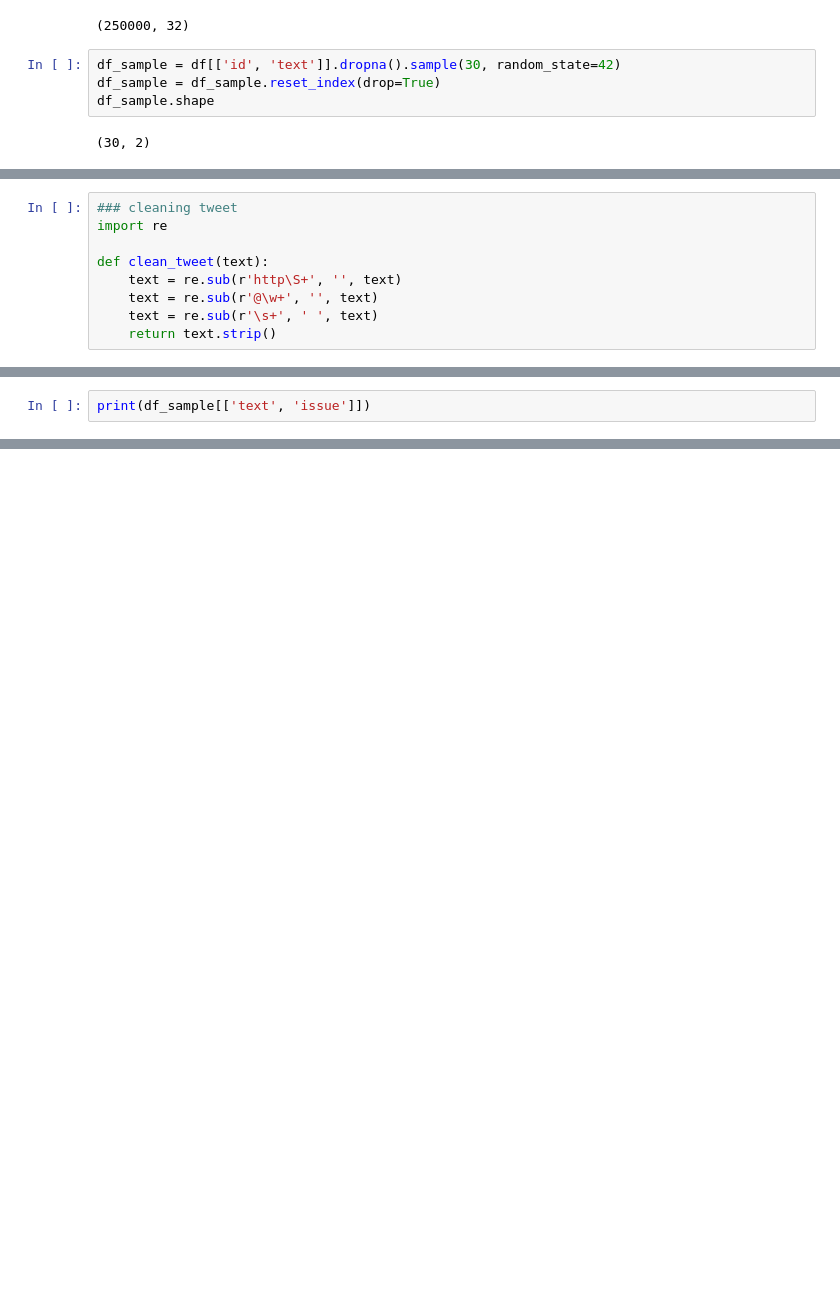
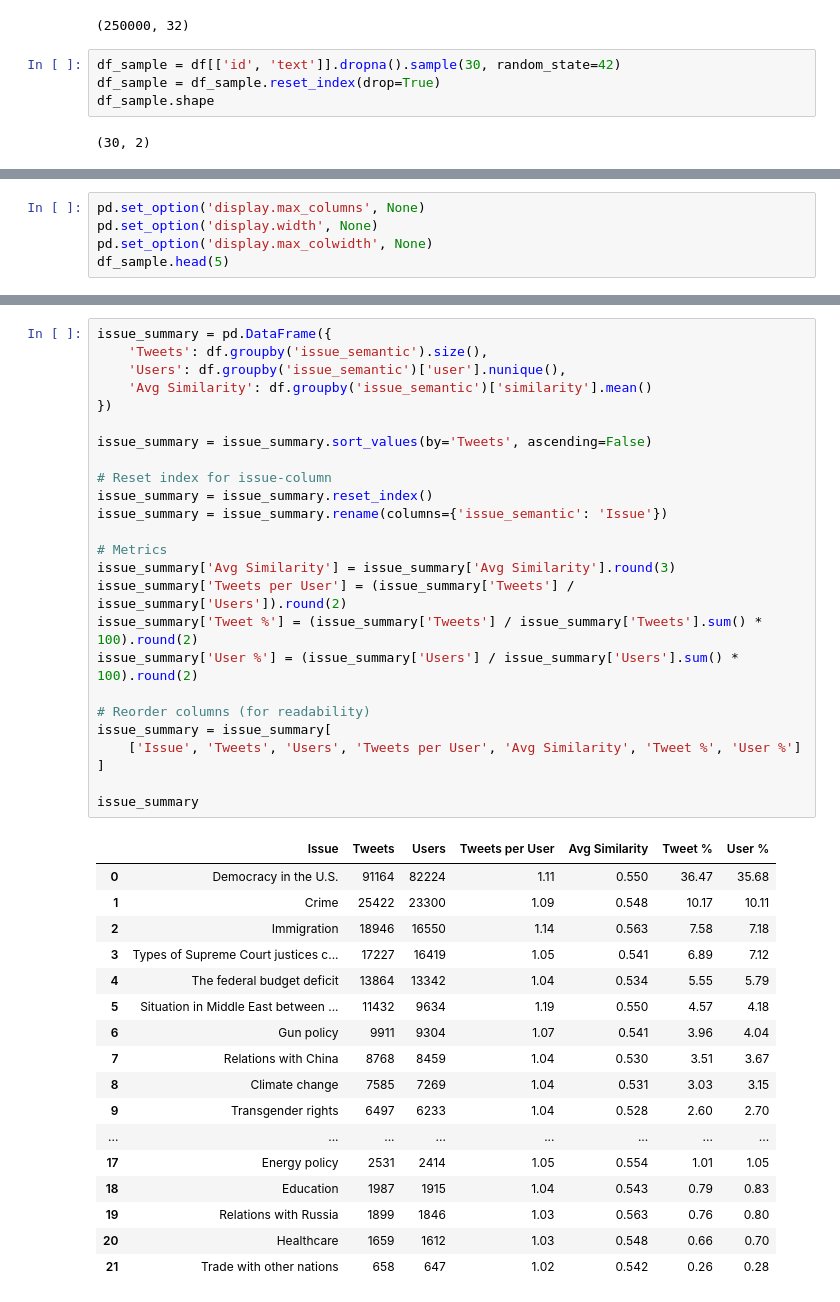
Before and after one commit to ExcitedExplorer101/Measuring-Dissonance-Between-Digital-Discourse-and-Public-Priority-via-R-GCN, a Jupyter notebook: notebooks/03_issue_mapping.ipynb, the cells around one changed output, grey strips where cells are left out. Cells and saved outputs as stored; diff of their text form; blank space fills up the shorter version.

```diff
--- a/notebooks/03_issue_mapping.ipynb
+++ b/notebooks/03_issue_mapping.ipynb
@@ -141,9 +265,0 @@ Economy
-# %%
-### cleaning tweet
-import re
-
-def clean_tweet(text):
-    text = re.sub(r'http\S+', '', text)
-    text = re.sub(r'@\w+', '', text)
-    text = re.sub(r'\s+', ' ', text)
-    return text.strip()
@@ -179,3 +281,6 @@ Processing Tweet...
 # %%
-print(df_sample[['text', 'issue']])
+pd.set_option('display.max_columns', None)
+pd.set_option('display.width', None)
+pd.set_option('display.max_colwidth', None)
+df_sample.head(5)
 # %% [output]
@@ -204,0 +348,43 @@ except Exception as e:
+# %%
+issue_summary = pd.DataFrame({
+    'Tweets': df.groupby('issue_semantic').size(),
+    'Users': df.groupby('issue_semantic')['user'].nunique(),
+    'Avg Similarity': df.groupby('issue_semantic')['similarity'].mean()
+})
+
+issue_summary = issue_summary.sort_values(by='Tweets', ascending=False)
+
+# Reset index for issue-column
+issue_summary = issue_summary.reset_index()
+issue_summary = issue_summary.rename(columns={'issue_semantic': 'Issue'})
+
+# Metrics
+issue_summary['Avg Similarity'] = issue_summary['Avg Similarity'].round(3)
+issue_summary['Tweets per User'] = (issue_summary['Tweets'] / issue_summary['Users']).round(2)
+issue_summary['Tweet %'] = (issue_summary['Tweets'] / issue_summary['Tweets'].sum() * 100).round(2)
+issue_summary['User %'] = (issue_summary['Users'] / issue_summary['Users'].sum() * 100).round(2)
+
+# Reorder columns (for readability)
+issue_summary = issue_summary[
+    ['Issue', 'Tweets', 'Users', 'Tweets per User', 'Avg Similarity', 'Tweet %', 'User %']
+]
+
+issue_summary
+# %% [output]
+|  | Issue | Tweets | Users | Tweets per User | Avg Similarity | Tweet % | User % |
+| 0 | Democracy in the U.S. | 91164 | 82224 | 1.11 | 0.550 | 36.47 | 35.68 |
+| 1 | Crime | 25422 | 23300 | 1.09 | 0.548 | 10.17 | 10.11 |
+| 2 | Immigration | 18946 | 16550 | 1.14 | 0.563 | 7.58 | 7.18 |
+| 3 | Types of Supreme Court justices c... | 17227 | 16419 | 1.05 | 0.541 | 6.89 | 7.12 |
+| 4 | The federal budget deficit | 13864 | 13342 | 1.04 | 0.534 | 5.55 | 5.79 |
+| 5 | Situation in Middle East between ... | 11432 | 9634 | 1.19 | 0.550 | 4.57 | 4.18 |
+| 6 | Gun policy | 9911 | 9304 | 1.07 | 0.541 | 3.96 | 4.04 |
+| 7 | Relations with China | 8768 | 8459 | 1.04 | 0.530 | 3.51 | 3.67 |
+| 8 | Climate change | 7585 | 7269 | 1.04 | 0.531 | 3.03 | 3.15 |
+| 9 | Transgender rights | 6497 | 6233 | 1.04 | 0.528 | 2.60 | 2.70 |
+| ... | ... | ... | ... | ... | ... | ... | ... |
+| 17 | Energy policy | 2531 | 2414 | 1.05 | 0.554 | 1.01 | 1.05 |
+| 18 | Education | 1987 | 1915 | 1.04 | 0.543 | 0.79 | 0.83 |
+| 19 | Relations with Russia | 1899 | 1846 | 1.03 | 0.563 | 0.76 | 0.80 |
+| 20 | Healthcare | 1659 | 1612 | 1.03 | 0.548 | 0.66 | 0.70 |
+| 21 | Trade with other nations | 658 | 647 | 1.02 | 0.542 | 0.26 | 0.28 |
```
Also changed, not shown: parts of 22 cells of this notebook, 8 other files.
